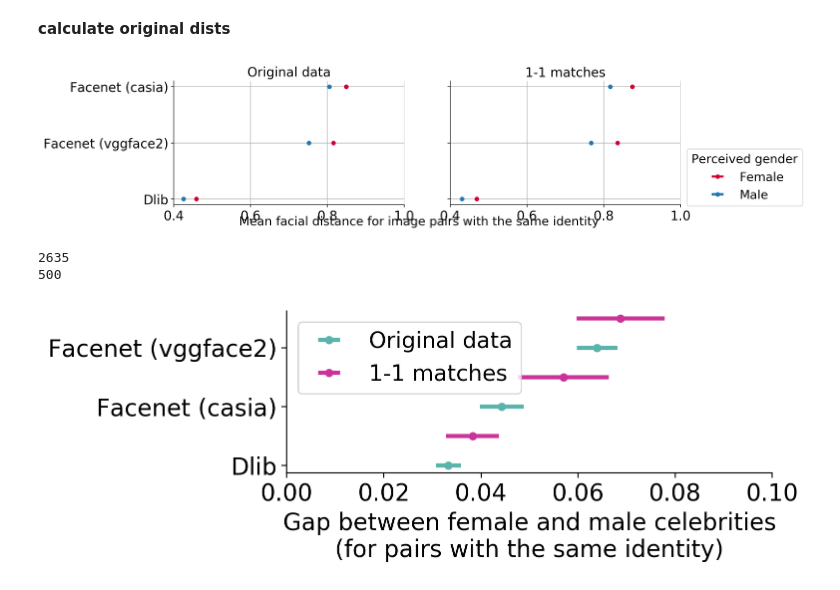
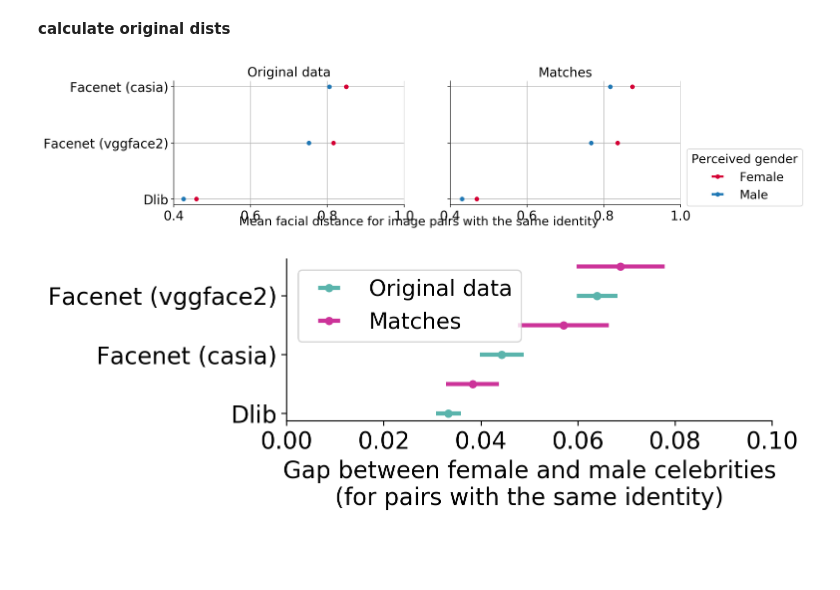
Before and after one commit to csinva/matching-with-gans, a Jupyter notebook: matching_benchmarking/06_analyze_matches_facerec.ipynb, the cells around one changed output. Drawn from its saved outputs; the diff is of its cells as text; code cells hidden in the pictures; blank space fills up the shorter version.

```diff
--- a/matching_benchmarking/06_analyze_matches_facerec.ipynb
+++ b/matching_benchmarking/06_analyze_matches_facerec.ipynb
@@ -98,7 +98,7 @@ for k, dists in zip(dist_names, [dists_facial, dists_facial2, dists_facial3]):
 R, C = 1, 2
 fig = plt.figure(dpi=200, figsize=(12, 3))
 colors = [cr, cb]
-titles = ['Original data', '1-1 matches']
+titles = ['Original data', 'Matches']
 for i, d in enumerate([ds_orig_list, ds_matches_list]):
 # for i, d in enumerate([accs_orig_list, accs_matches_list]):
     g0 = {k: d[k][0] for k in d.keys()}
@@ -116,44 +116,42 @@ plt.legend(bbox_to_anchor=(1, 0.5), title='Perceived gender')
 # util.savefig('dists_matching')
 plt.show()
 # %% [output]
-[figure, old version]
+[figure, new version]
 # %%
 # R, C = 1, 2
 fig = plt.figure(dpi=200, figsize=(8, 3))
 colors = [cg, cp]
-labs = ['Original data', '1-1 matches']
+labs = ['Original data', 'Matches']
 for i, d in enumerate([ds_orig_list, ds_matches_list]):
 # for i, d in enumerate([accs_orig_list, accs_matches_list]):
     g0 = {k: d[k][0] for k in d.keys()}
     g1 = {k: d[k][1] for k in d}
 
     ks = np.array(dist_names)
     means0 = np.array([np.mean(g0[k]) for k in ks])
     means1 = np.array([np.mean(g1[k]) for k in ks])
     args = np.argsort(np.abs(means0 - means1))
 
     lists = [g0[k] for k in ks]
     means0 = np.array([np.mean(l) for l in lists])
     sems0 = np.array([np.std(l) / np.sqrt(l.size) for l in lists])
     lists = [g1[k] for k in ks]
     means1 = np.array([np.mean(l) for l in lists])
     sems1 = np.array([np.std(l) / np.sqrt(l.size) for l in lists])
     ys = np.arange(len(ks))
     plt.errorbar(means0[args] - means1[args], ys + i * 0.5, xerr=sems0, label=labs[i],
                  linestyle='', marker='.', markersize=10, color=colors[i])
 #     plt.errorbar(np.zeros(ys.size), ys + i * 0.5, xerr=sems1,
 #                  linestyle='', marker='.', markersize=10, color=colors[i])
     plt.grid(axis='x', which='both')
 
     plt.xlim((0, 0.1))
     plt.yticks(np.arange(len(ks)), [k.capitalize().replace('_', ' ') for k in ks[args]])
 plt.xlabel('Gap between female and male celebrities\n(for pairs with the same identity)')
 plt.legend()
 # plt.legend(bbox_to_anchor=(1, 0.5))
 util.savefig('dists_matching')
 # plt.legend()
 plt.show()
 # %% [output]
-2635
-500
-[figure, old version]
+[figure, new version]
```
Also changed, not shown: 2 other files.
